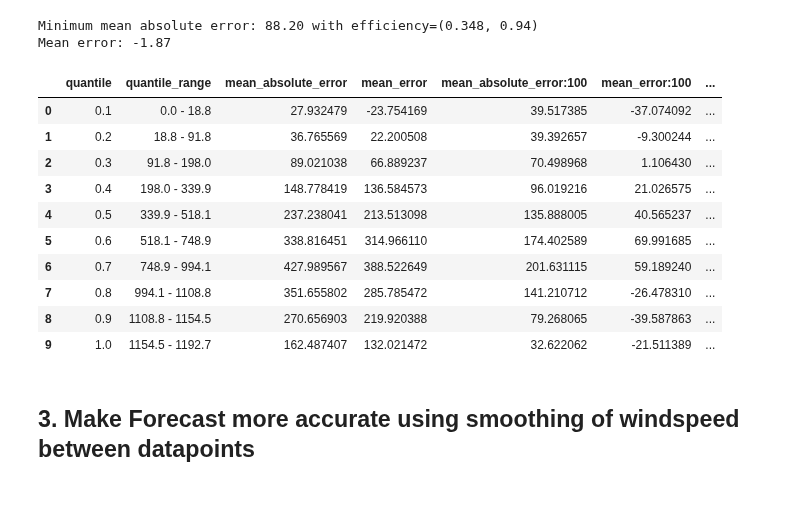
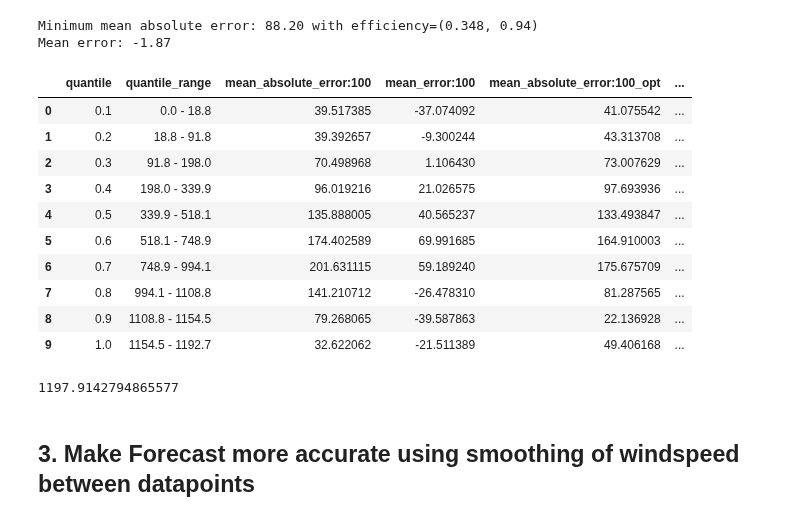
Before and after one commit to P-AEL/Energy_production_price_prediction, a Jupyter notebook: Generation_forecast/Wind_forecast/wind_foreacst_math_ml_model.ipynb, the cells around one changed output. Cells and saved outputs as stored; diff of their text form; code cells hidden in the pictures.

```diff
--- a/Generation_forecast/Wind_forecast/wind_foreacst_math_ml_model.ipynb
+++ b/Generation_forecast/Wind_forecast/wind_foreacst_math_ml_model.ipynb
@@ -37,0 +30,3 @@ df_latest['WindSpeed_full_avg'], df_latest['WindSpeed^3_full_avg'] = df_latest['
+# %%
+# remove ^3 from the column names
+df_latest.columns = [col.replace('^3', '') for col in df_latest.columns]
@@ -74,21 +75,8 @@ rotor_area = np.pi * (rotor_diameter / 2) ** 2  # in m²
 const_internal_friction_coefficient = 0.5 * 1.240 * np.pi * 77**2 * 3**3 * approximated_total_efficiency * 174 / 1000000
 maximum_power_per_turbine = 7 # in MW
 
-# Calculating the Generated power
-df_latest['WindPower'] = 0.5 * df_latest['AirDensity'] * rotor_area * df_latest['WindSpeed_avg'] ** 3 * 174 / 1000000
-df_latest['UsableWindPower'] = np.minimum(df_latest['WindPower'], maximum_power_per_turbine * 174 / approximated_total_efficiency)
-# depending on the wind speed, the power output is limited to the maximum power output of the turbine or 0
-df_latest['PowerOutput'] = np.where((df_latest['WindSpeed_avg'] >= minimum_wind_speed) & (df_latest['WindSpeed_avg'] <= maximum_wind_speed_for_operation), df_latest['UsableWindPower'] * approximated_total_efficiency - const_internal_friction_coefficient, 0)
-
-# Same for 100m
+# Calculate power output based on wind speed at 100m
 df_latest['WindPower:100'] = 0.5 * df_latest['AirDensity'] * rotor_area * df_latest['WindSpeed:100_avg'] ** 3 * 174 / 1000000
 df_latest['UsableWindPower:100'] = np.minimum(df_latest['WindPower:100'], maximum_power_per_turbine * 174 / approximated_total_efficiency)
 df_latest['PowerOutput:100'] = np.where((df_latest['WindSpeed:100_avg'] >= minimum_wind_speed) & (df_latest['WindSpeed:100_avg'] <= maximum_wind_speed_for_operation), df_latest['UsableWindPower:100'] * approximated_total_efficiency - const_internal_friction_coefficient, 0)
-
-# Same for full
-df_latest['WindPower_full'] = 0.5 * df_latest['AirDensity'] * rotor_area * df_latest['WindSpeed_full_avg'] ** 3 * 174 / 1000000
-# df_latest['UsableWindPower_full'] = np.minimum(df_latest['WindPower_full'], 0.5 * df_latest['AirDensity'] * rotor_area * maximum_wind_speed_for_power_curve ** 3 * 174 / 1000000) - const_internal_friction_coefficient
-# df_latest['PowerOutput_full'] = np.where((df_latest['WindSpeed_full_avg'] >= minimum_wind_speed) & (df_latest['WindSpeed_full_avg'] <= maximum_wind_speed_for_operation), df_latest['UsableWindPower_full'] * approximated_total_efficiency, 0)
-df_latest['UsableWindPower_full'] = np.minimum(df_latest['WindPower_full'], maximum_power_per_turbine * 174 / approximated_total_efficiency)
-df_latest['PowerOutput_full'] = np.where((df_latest['WindSpeed_full_avg'] >= minimum_wind_speed) & (df_latest['WindSpeed_full_avg'] <= maximum_wind_speed_for_operation), df_latest['UsableWindPower_full'] * approximated_total_efficiency - const_internal_friction_coefficient, 0)
 # %%
@@ -102,11 +90,9 @@ print(max(df_latest['Wind_MW']))
 # %%
 # Forecast stats
 # Absolute error
-print('Mean Absolute error:', np.mean(np.abs(df_latest['Wind_MW'] - df_latest['PowerOutput'])))
 print('Mean Absolute error:100:', np.mean(np.abs(df_latest['Wind_MW'] - df_latest['PowerOutput:100'])))
-print('Mean Absolute error:full:', np.mean(np.abs(df_latest['Wind_MW'] - df_latest['PowerOutput_full'])))
 # Initialize a list to collect the stats
-stats_df = pd.DataFrame({'quantile': [], 'quantile_range': [], 'mean_absolute_error': [], 'mean_error': [], 'mean_absolute_error:100': [], 'mean_error:100': [], 'mean_absolute_error:full': [], 'mean_error:full': []})
+stats_df = pd.DataFrame({'quantile': [], 'quantile_range': [], 'mean_absolute_error:100': [], 'mean_error:100': []})
 
 # Mean absolute error in 10% quantiles
 for q in np.arange(0.1, 1.1, 0.1):
@@ -117,12 +103,8 @@ for q in np.arange(0.1, 1.1, 0.1):
     quantile_stats = {
         'quantile': q,
         'quantile_range': f'{df_latest["Wind_MW"].quantile(q - 0.1):.1f} - {df_latest["Wind_MW"].quantile(q):.1f}',
-        'mean_absolute_error': np.mean(np.abs(quantile_df['Wind_MW'] - quantile_df['PowerOutput'])),
-        'mean_error': np.mean(quantile_df['Wind_MW'] - quantile_df['PowerOutput']),
         'mean_absolute_error:100': np.mean(np.abs(quantile_df['Wind_MW'] - quantile_df['PowerOutput:100'])),
         'mean_error:100': np.mean(quantile_df['Wind_MW'] - quantile_df['PowerOutput:100']),
-        'mean_absolute_error:full': np.mean(np.abs(quantile_df['Wind_MW'] - quantile_df['PowerOutput_full'])),
-        'mean_error:full': np.mean(quantile_df['Wind_MW'] - quantile_df['PowerOutput_full'])
     }
 
     # Append to the list
@@ -157,11 +132,11 @@ errors = {}
 for efficiency in np.arange(0.28, 0.35, 0.001):
     for limiter in np.arange(0.9, 1.01, 0.01):
         const_internal_friction_coefficient = 0.5 * 1.240 * np.pi * 77**2 * 3**3 * efficiency * 174 / 1000000
-        df_latest['WindPower_full'] = 0.5 * df_latest['AirDensity'] * rotor_area * df_latest['WindSpeed:100_avg'] ** 3 * 174 / 1000000
-        df_latest['UsableWindPower_full'] = np.minimum(df_latest['WindPower_full'], maximum_power_per_turbine * 174 * limiter / efficiency)
-        df_latest['PowerOutput_full'] = np.where((df_latest['WindSpeed:100_avg'] >= minimum_wind_speed) & (df_latest['WindSpeed:100_avg'] <= maximum_wind_speed_for_operation), df_latest['UsableWindPower_full'] * efficiency - const_internal_friction_coefficient, 0)
-        mean_abs_error = np.mean(np.abs(df_latest['Wind_MW'] - df_latest['PowerOutput_full']))
-        mean_error = np.mean(df_latest['Wind_MW'] - df_latest['PowerOutput_full'])
+        df_latest['WindPower:100_tmp'] = 0.5 * df_latest['AirDensity'] * rotor_area * df_latest['WindSpeed:100_avg'] ** 3 * 174 / 1000000
+        df_latest['UsableWindPower:100_tmp'] = np.minimum(df_latest['WindPower:100_tmp'], maximum_power_per_turbine * 174 * limiter / efficiency)
+        df_latest['PowerOutput:100_tmp'] = np.where((df_latest['WindSpeed:100_avg'] >= minimum_wind_speed) & (df_latest['WindSpeed:100_avg'] <= maximum_wind_speed_for_operation), df_latest['UsableWindPower:100_tmp'] * efficiency - const_internal_friction_coefficient, 0)
+        mean_abs_error = np.mean(np.abs(df_latest['Wind_MW'] - df_latest['PowerOutput:100_tmp']))
+        mean_error = np.mean(df_latest['Wind_MW'] - df_latest['PowerOutput:100_tmp'])
         errors[(efficiency.round(3), limiter.round(2))] = [mean_abs_error, mean_error]
 # %%
 # Find the minimum error
@@ -178,32 +153,36 @@ limiter = min_error[1]
 # %%
 const_internal_friction_coefficient = 0.5 * 1.240 * np.pi * 77**2 * 3**3 * approximated_total_efficiency * 174 / 1000000
 df_latest['WindPower_opt'] = 0.5 * df_latest['AirDensity'] * rotor_area * df_latest['WindSpeed:100_avg'] ** 3 * 174 / 1000000
-df_latest['UsableWindPower_opt'] = np.minimum(df_latest['WindPower_full'], maximum_power_per_turbine * 174 * limiter / approximated_total_efficiency)
-df_latest['PowerOutput_opt'] = np.where((df_latest['WindSpeed:100_avg'] >= minimum_wind_speed) & (df_latest['WindSpeed:100_avg'] <= maximum_wind_speed_for_operation), df_latest['UsableWindPower_full'] * approximated_total_efficiency - const_internal_friction_coefficient, 0)
+df_latest['UsableWindPower_opt'] = np.minimum(df_latest['WindPower_opt'], maximum_power_per_turbine * 174 * limiter / approximated_total_efficiency)
+df_latest['PowerOutput_opt'] = np.where((df_latest['WindSpeed:100_avg'] >= minimum_wind_speed) & (df_latest['WindSpeed:100_avg'] <= maximum_wind_speed_for_operation), df_latest['UsableWindPower_opt'] * approximated_total_efficiency - const_internal_friction_coefficient, 0)
 
 # Update stats_df using optimal values
 for q in np.arange(0.1, 1.1, 0.1):
     quantile_df = df_latest[(df_latest['Wind_MW'] < df_latest['Wind_MW'].quantile(q)) & (df_latest['Wind_MW'] >= df_latest['Wind_MW'].quantile(q - 0.1))]
     quantile_row = {
         'quantile': q,
         'mean_absolute_error:100_opt': np.mean(np.abs(quantile_df['Wind_MW'] - quantile_df['PowerOutput_opt'])),
         'mean_error:100_opt': np.mean(quantile_df['Wind_MW'] - quantile_df['PowerOutput_opt'])
     }
     stats_df.loc[stats_df['quantile'] == q, 'mean_absolute_error:100_opt'] = quantile_row['mean_absolute_error:100_opt']
     stats_df.loc[stats_df['quantile'] == q, 'mean_error:100_opt'] = quantile_row['mean_error:100_opt']
 
 stats_df
 # %% [output]
-|  | quantile | quantile_range | mean_absolute_error | mean_error | mean_absolute_error:100 | mean_error:100 | ... |
-| 0 | 0.1 | 0.0 - 18.8 | 27.932479 | -23.754169 | 39.517385 | -37.074092 | ... |
-| 1 | 0.2 | 18.8 - 91.8 | 36.765569 | 22.200508 | 39.392657 | -9.300244 | ... |
-| 2 | 0.3 | 91.8 - 198.0 | 89.021038 | 66.889237 | 70.498968 | 1.106430 | ... |
-| 3 | 0.4 | 198.0 - 339.9 | 148.778419 | 136.584573 | 96.019216 | 21.026575 | ... |
-| 4 | 0.5 | 339.9 - 518.1 | 237.238041 | 213.513098 | 135.888005 | 40.565237 | ... |
-| 5 | 0.6 | 518.1 - 748.9 | 338.816451 | 314.966110 | 174.402589 | 69.991685 | ... |
-| 6 | 0.7 | 748.9 - 994.1 | 427.989567 | 388.522649 | 201.631115 | 59.189240 | ... |
-| 7 | 0.8 | 994.1 - 1108.8 | 351.655802 | 285.785472 | 141.210712 | -26.478310 | ... |
-| 8 | 0.9 | 1108.8 - 1154.5 | 270.656903 | 219.920388 | 79.268065 | -39.587863 | ... |
-| 9 | 1.0 | 1154.5 - 1192.7 | 162.487407 | 132.021472 | 32.622062 | -21.511389 | ... |
+|  | quantile | quantile_range | mean_absolute_error:100 | mean_error:100 | mean_absolute_error:100_opt | ... |
+| 0 | 0.1 | 0.0 - 18.8 | 39.517385 | -37.074092 | 41.075542 | ... |
+| 1 | 0.2 | 18.8 - 91.8 | 39.392657 | -9.300244 | 43.313708 | ... |
+| 2 | 0.3 | 91.8 - 198.0 | 70.498968 | 1.106430 | 73.007629 | ... |
+| 3 | 0.4 | 198.0 - 339.9 | 96.019216 | 21.026575 | 97.693936 | ... |
+| 4 | 0.5 | 339.9 - 518.1 | 135.888005 | 40.565237 | 133.493847 | ... |
+| 5 | 0.6 | 518.1 - 748.9 | 174.402589 | 69.991685 | 164.910003 | ... |
+| 6 | 0.7 | 748.9 - 994.1 | 201.631115 | 59.189240 | 175.675709 | ... |
+| 7 | 0.8 | 994.1 - 1108.8 | 141.210712 | -26.478310 | 81.287565 | ... |
+| 8 | 0.9 | 1108.8 - 1154.5 | 79.268065 | -39.587863 | 22.136928 | ... |
+| 9 | 1.0 | 1154.5 - 1192.7 | 32.622062 | -21.511389 | 49.406168 | ... |
+# %%
+df_latest['PowerOutput_opt'].max()/limiter
+# %% [output]
+1197.9142794865577
 # %% [markdown]
 ## 3. Make Forecast more accurate using smoothing of windspeed between datapoints
```
Also changed, not shown: parts of 18 cells of this notebook, 10 other files.
